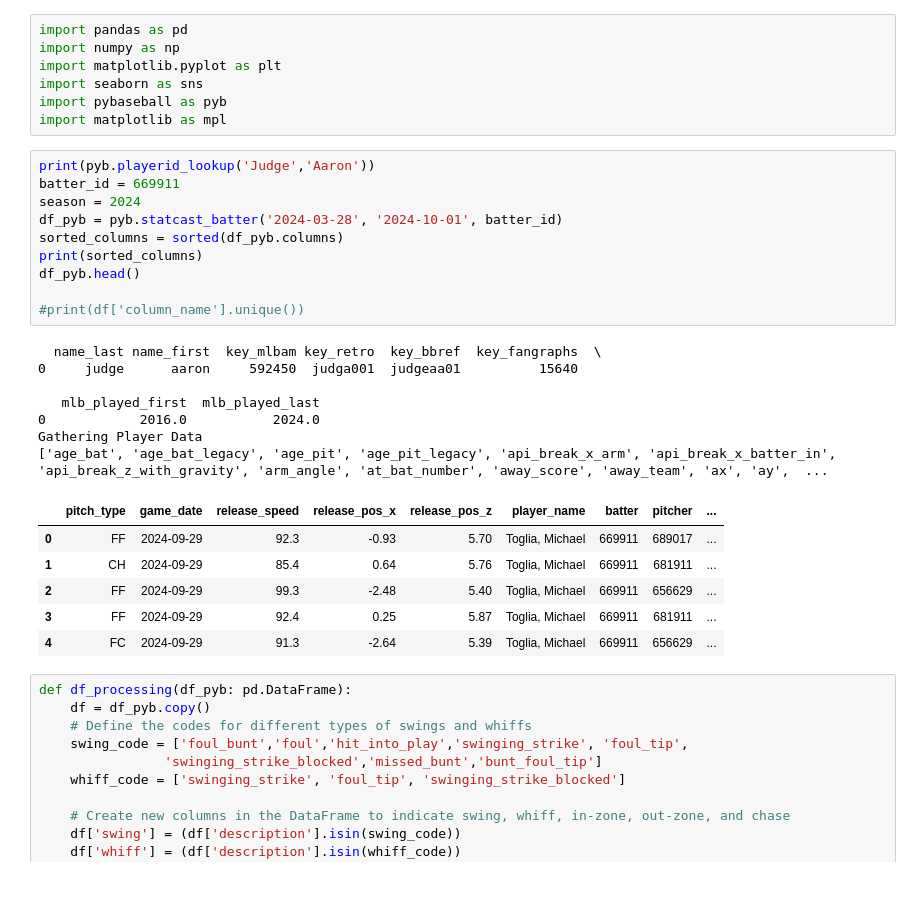
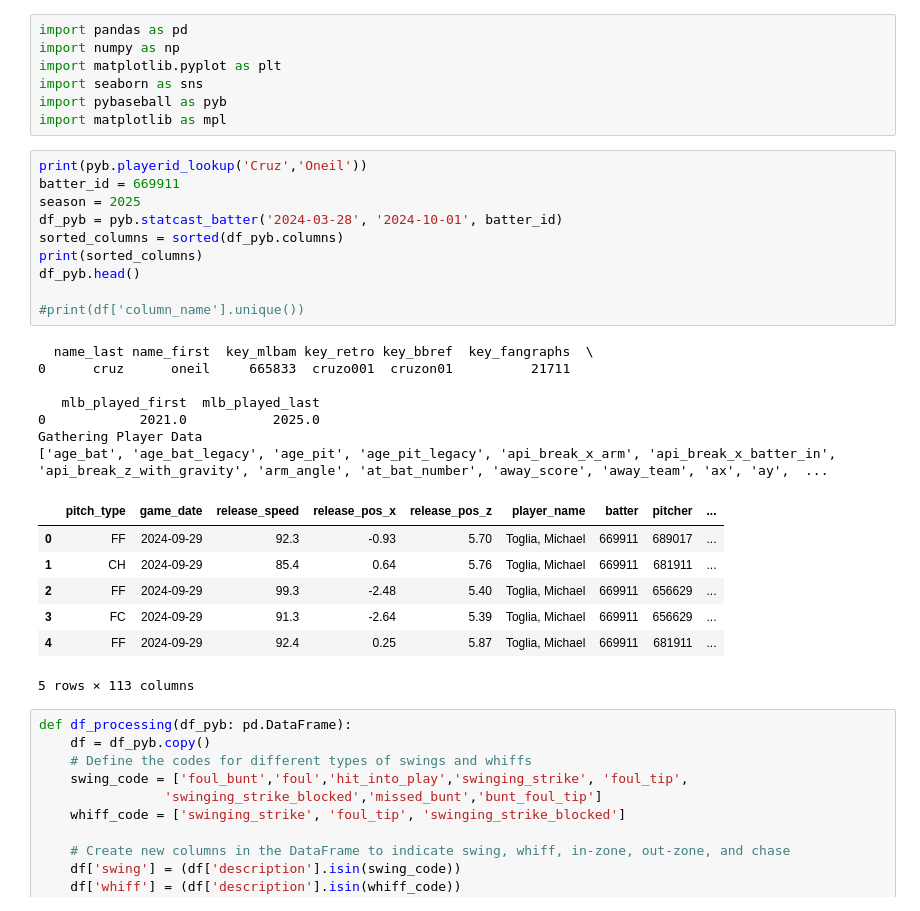
Before and after one commit to jshelty/JLukeSports, a Jupyter notebook: JLukeHitterCardDark.ipynb, the cells around one changed output. Saved outputs shown, nothing was run; the diff lists cells and outputs as text.

```diff
--- a/JLukeHitterCardDark.ipynb
+++ b/JLukeHitterCardDark.ipynb
@@ -6,29 +6,30 @@ import seaborn as sns
 import pybaseball as pyb
 import matplotlib as mpl
 # %%
-print(pyb.playerid_lookup('Judge','Aaron'))
+print(pyb.playerid_lookup('Cruz','Oneil'))
 batter_id = 669911
-season = 2024
+season = 2025
 df_pyb = pyb.statcast_batter('2024-03-28', '2024-10-01', batter_id)
 sorted_columns = sorted(df_pyb.columns)
 print(sorted_columns)
 df_pyb.head()
 
 #print(df['column_name'].unique())
 # %% [output]
-  name_last name_first  key_mlbam key_retro  key_bbref  key_fangraphs  \
-0     judge      aaron     592450  judga001  judgeaa01          15640
+  name_last name_first  key_mlbam key_retro key_bbref  key_fangraphs  \
+0      cruz      oneil     665833  cruzo001  cruzon01          21711
 
    mlb_played_first  mlb_played_last
-0            2016.0           2024.0
+0            2021.0           2025.0
 Gathering Player Data
 ['age_bat', 'age_bat_legacy', 'age_pit', 'age_pit_legacy', 'api_break_x_arm', 'api_break_x_batter_in', 'api_break_z_with_gravity', 'arm_angle', 'at_bat_number', 'away_score', 'away_team', 'ax', 'ay',  ...
 |  | pitch_type | game_date | release_speed | release_pos_x | release_pos_z | player_name | batter | pitcher | ... |
 | 0 | FF | 2024-09-29 | 92.3 | -0.93 | 5.70 | Toglia, Michael | 669911 | 689017 | ... |
 | 1 | CH | 2024-09-29 | 85.4 | 0.64 | 5.76 | Toglia, Michael | 669911 | 681911 | ... |
 | 2 | FF | 2024-09-29 | 99.3 | -2.48 | 5.40 | Toglia, Michael | 669911 | 656629 | ... |
-| 3 | FF | 2024-09-29 | 92.4 | 0.25 | 5.87 | Toglia, Michael | 669911 | 681911 | ... |
-| 4 | FC | 2024-09-29 | 91.3 | -2.64 | 5.39 | Toglia, Michael | 669911 | 656629 | ... |
+| 3 | FC | 2024-09-29 | 91.3 | -2.64 | 5.39 | Toglia, Michael | 669911 | 656629 | ... |
+| 4 | FF | 2024-09-29 | 92.4 | 0.25 | 5.87 | Toglia, Michael | 669911 | 681911 | ... |
+5 rows × 113 columns
 # %%
 def df_processing(df_pyb: pd.DataFrame):
     df = df_pyb.copy()
```
Also changed, not shown: parts of 10 cells of this notebook, 3 other files.
